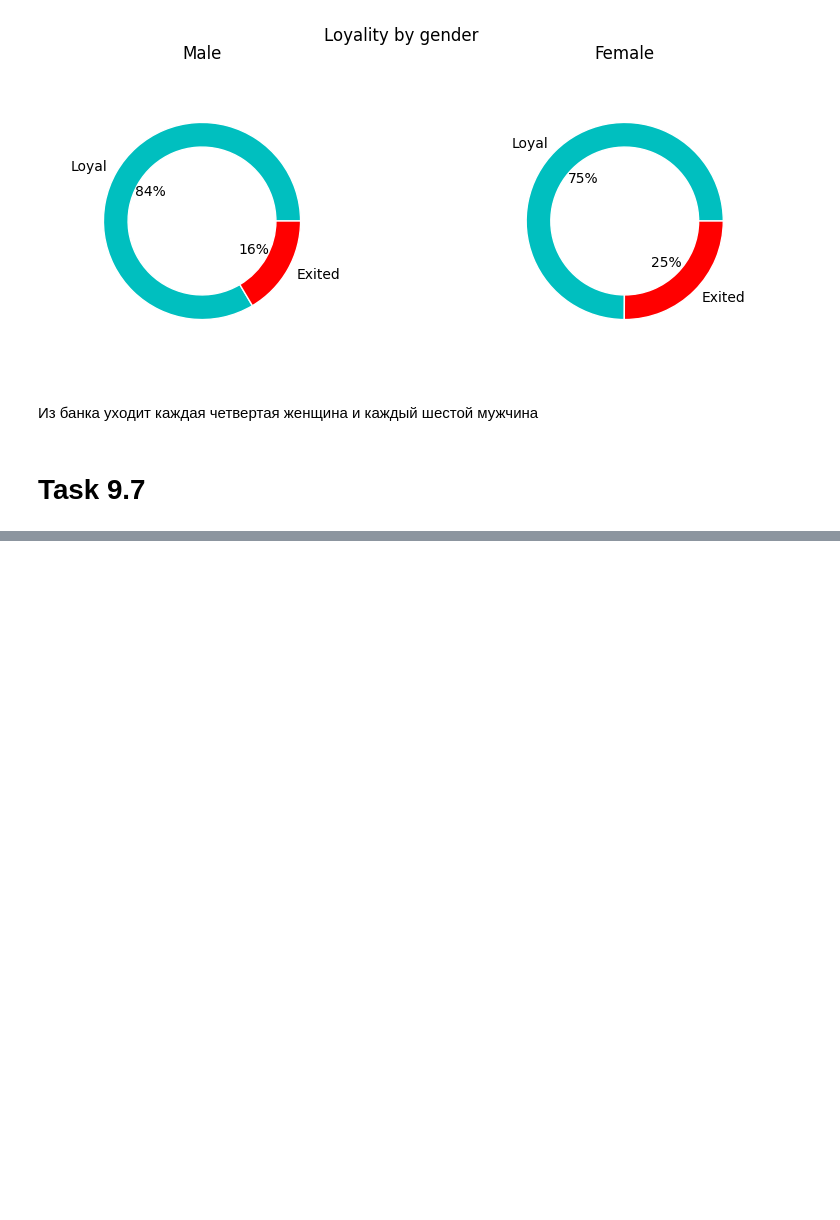
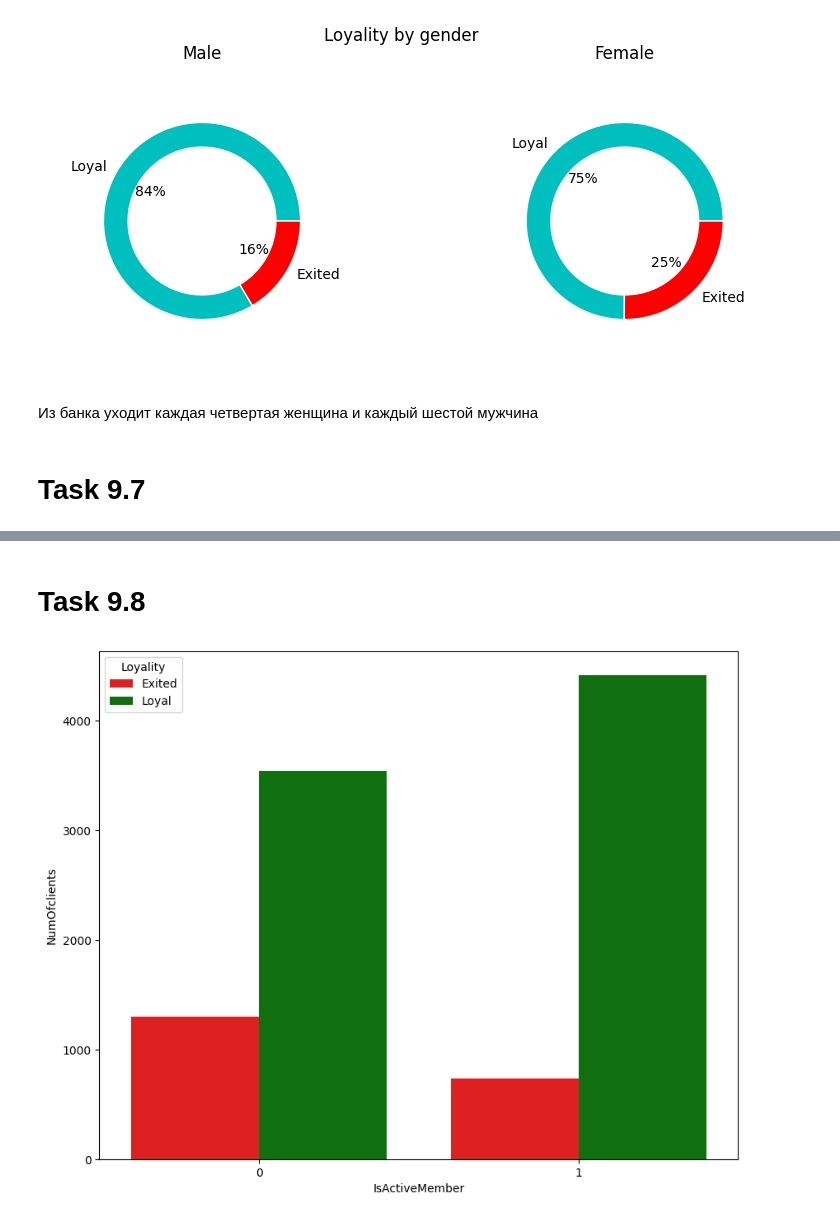
Before and after one commit to AlexeyAldushin/sf_data_science, a Jupyter notebook: PY13_Visualisation/PY13_final.ipynb, the cells around one changed output, grey strips where cells are left out. Drawn from its saved outputs; the diff is of its cells as text; code cells hidden in the pictures; blank space fills up the shorter version.

```diff
--- a/PY13_Visualisation/PY13_final.ipynb
+++ b/PY13_Visualisation/PY13_final.ipynb
@@ -176,0 +177,15 @@ barplot = sns.barplot(
+# %% [markdown]
+# Task 9.8
+# %%
+#Count number of  loyal and exited clients by ActiveMember status
+active_loyality = churn_data.groupby(['IsActiveMember','Loyality']).size().reset_index(name='NumOfclients')
+fig = plt.figure(figsize=(10,8))
+barplot = sns.barplot(
+    active_loyality,
+    x='IsActiveMember',
+    y='NumOfclients',
+    hue='Loyality',
+    palette=['green' if x == 'Loyal' else 'red' for x in active_loyality['Loyality']]
+)
+# %% [output]
+[figure, added]
```
Also changed, not shown: parts of 12 cells of this notebook.
